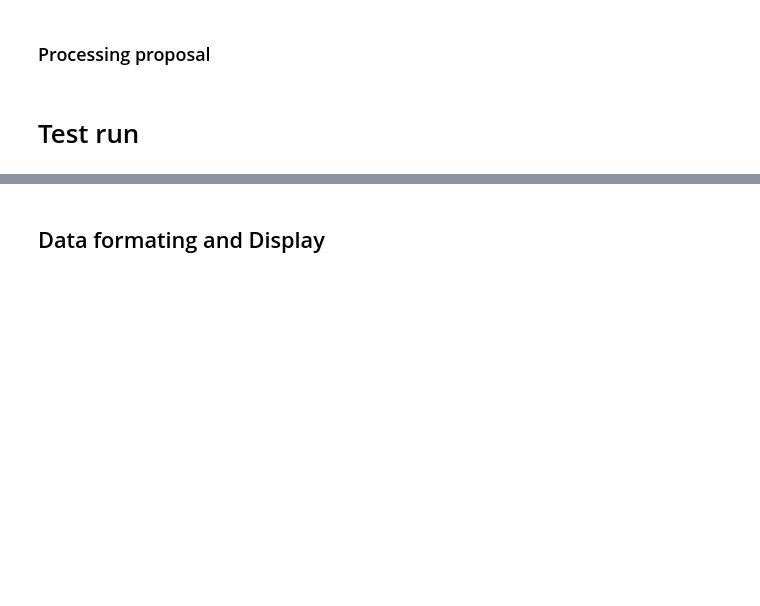
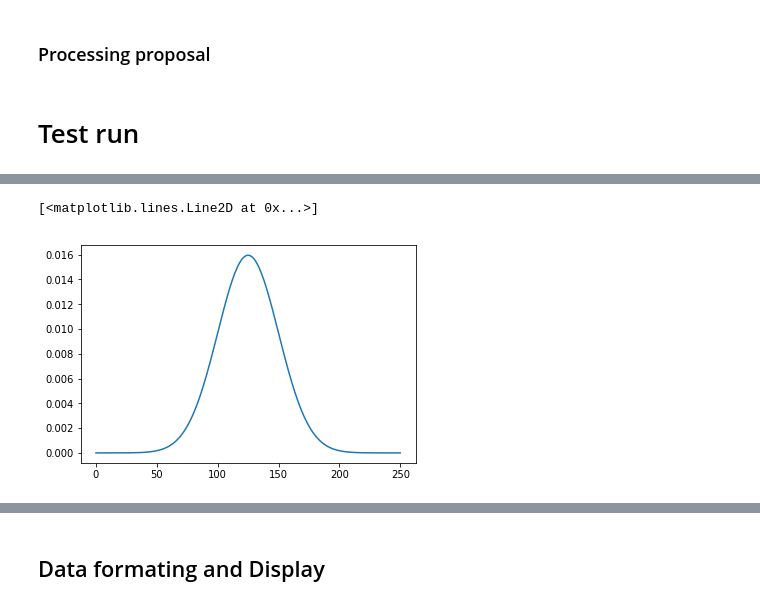
Before and after one commit to schienenersatzverkehr/byke, a Jupyter notebook: complete_process.ipynb, the cells around one changed output, grey strips where cells are left out. Saved outputs shown, nothing was run; the diff lists cells and outputs as text; code cells hidden in the pictures; blank space fills up the shorter version.

```diff
--- a/complete_process.ipynb
+++ b/complete_process.ipynb
@@ -485,0 +562,5 @@ infohash
+# %%
+plt.plot(gwindow)
+# %% [output]
+[<matplotlib.lines.Line2D at 0x...>]
+[figure, added]
```
Also changed, not shown: parts of 32 cells of this notebook, 5 other files.
